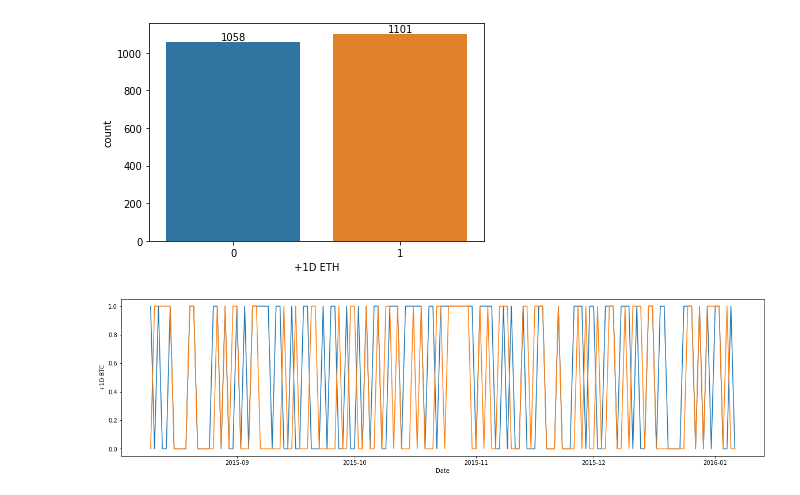
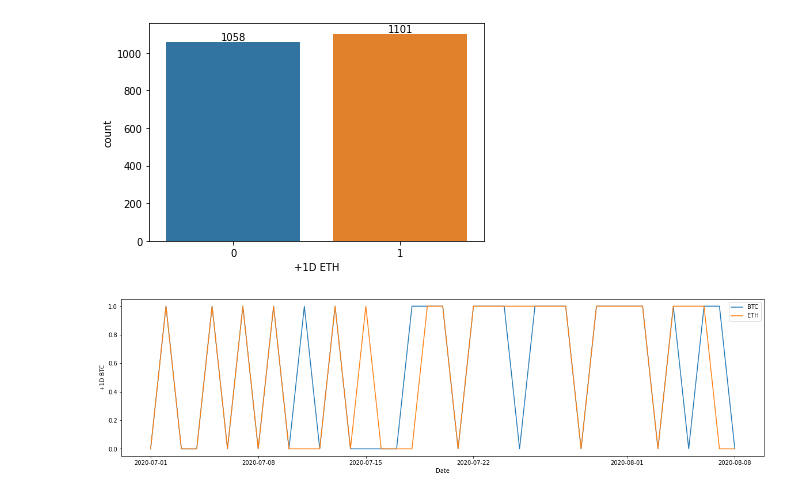
Before and after one commit to Alvanzah/Pemodelan, a Jupyter notebook: Crypto_Price.ipynb, the cells around one changed output. Drawn from its saved outputs; the diff is of its cells as text; code cells hidden in the pictures.

```diff
--- a/Crypto_Price.ipynb
+++ b/Crypto_Price.ipynb
@@ -299,11 +301,11 @@ ax2.bar_label(ax2.containers[0])
 plt.show()
 # %% [output]
 [figure]
-# %%
-fig = plt.figure(figsize=(20, 5))
-sns.lineplot(df.index[:150], df['+1D BTC'][:150])
-
-sns.lineplot(df.index[:150], df['+1D ETH'][:150])
-plt.show()
-# %% [output]
-[figure, removed]
+# %%
+fig = plt.figure(figsize=(20, 5))
+sns.lineplot(df['2020-06-30 00:00:00':'2020-08-08 00:00:00'].index, df['2020-06-30 00:00:00':'2020-08-08 00:00:00']['+1D BTC'], label='BTC')
+
+sns.lineplot(df['2020-06-30 00:00:00':'2020-08-08 00:00:00'].index, df['2020-06-30 00:00:00':'2020-08-08 00:00:00']['+1D ETH'], label='ETH')
+plt.show()
+# %% [output]
+[figure, added]
```
Also changed, not shown: parts of 3 cells of this notebook, 6 other files.
